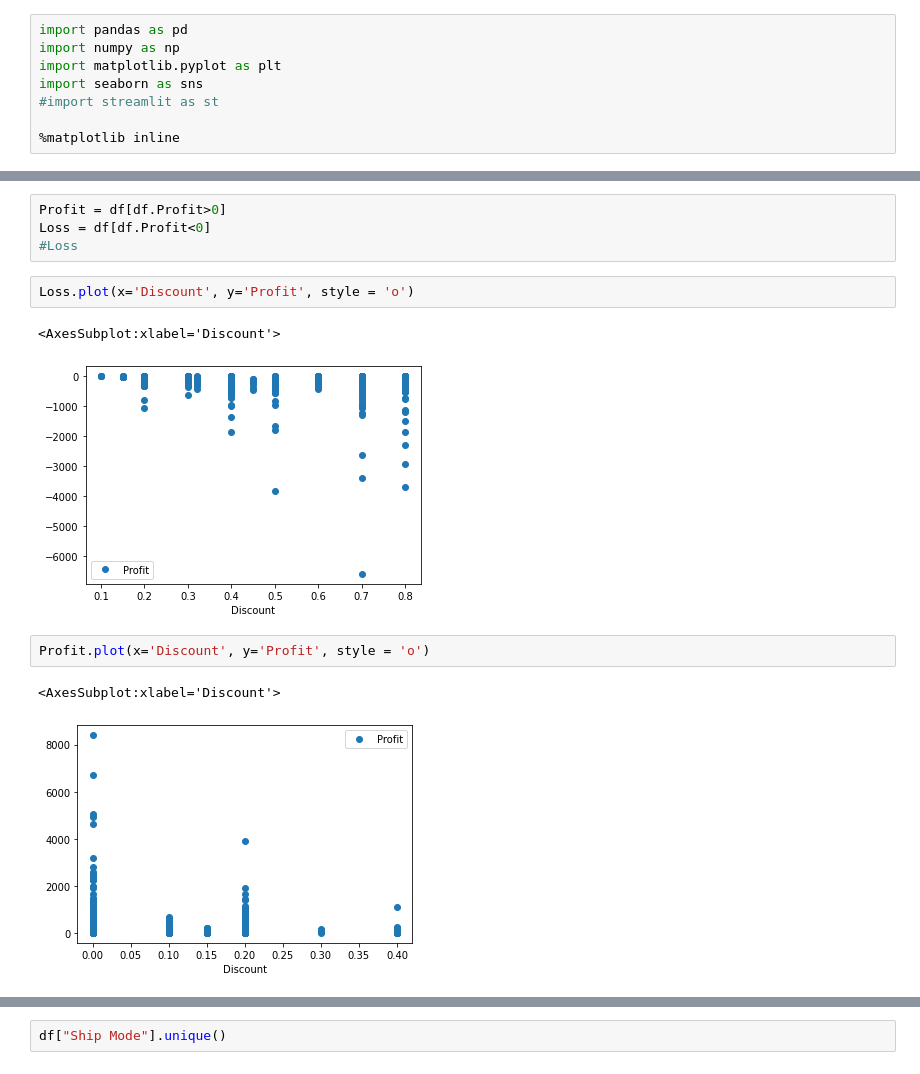
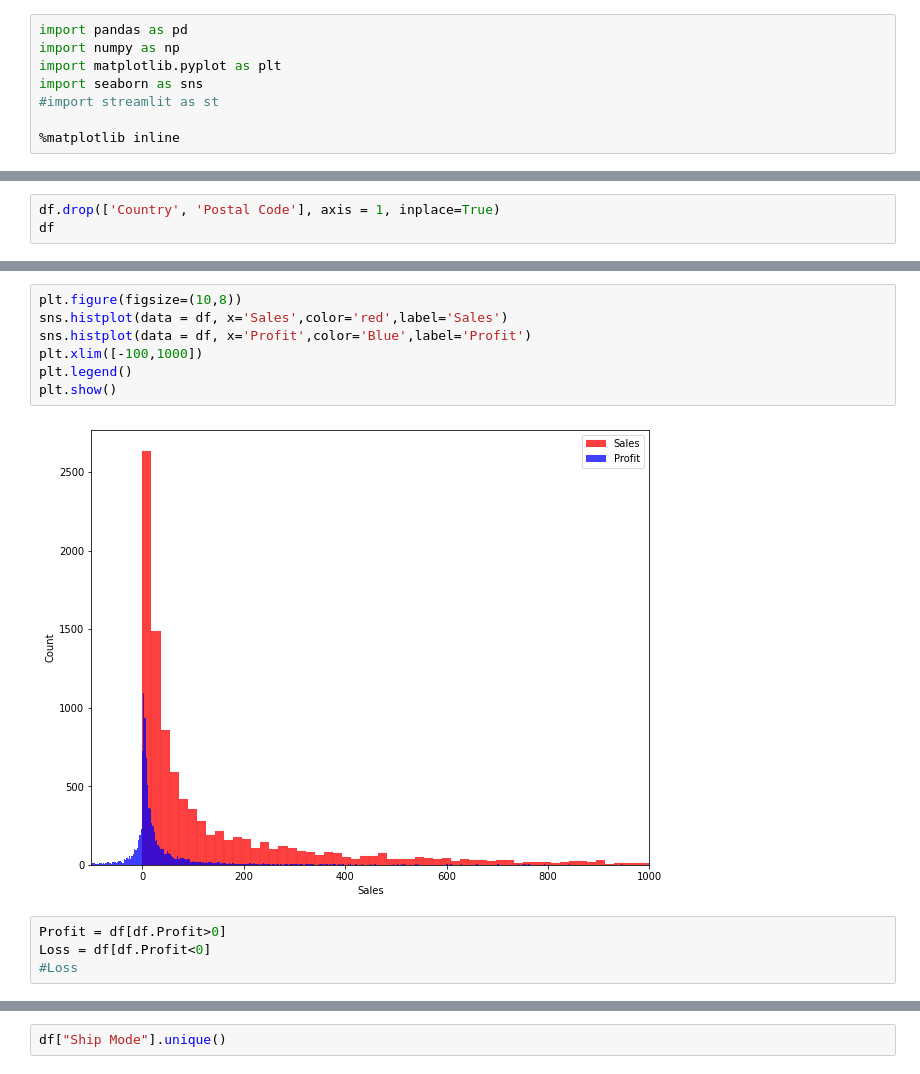
Before and after one commit to DhruvDarda/GRIP_intern_task, a Jupyter notebook: Task 3.ipynb, the cells around one changed output, grey strips where cells are left out. Drawn from its saved outputs; the diff is of its cells as text.

```diff
--- a/Task 3.ipynb
+++ b/Task 3.ipynb
@@ -23,0 +65,3 @@ df.plot(x='Sales', y='Profit', style='o')
+# %%
+df.drop(['Country', 'Postal Code'], axis = 1, inplace=True)
+df
@@ -24,14 +82,13 @@ df.plot(x='Sales', y='Profit', style='o')
+# %%
+plt.figure(figsize=(10,8))
+sns.histplot(data = df, x='Sales',color='red',label='Sales')
+sns.histplot(data = df, x='Profit',color='Blue',label='Profit')
+plt.xlim([-100,1000])
+plt.legend()
+plt.show()
+# %% [output]
+[figure, added]
 # %%
 Profit = df[df.Profit>0]
 Loss = df[df.Profit<0]
 #Loss
-# %%
-Loss.plot(x='Discount', y='Profit', style = 'o')
-# %% [output]
-<AxesSubplot:xlabel='Discount'>
-[figure, removed]
-# %%
-Profit.plot(x='Discount', y='Profit', style = 'o')
-# %% [output]
-<AxesSubplot:xlabel='Discount'>
-[figure, removed]
```
Also changed, not shown: parts of 13 cells of this notebook, 3 other files.
